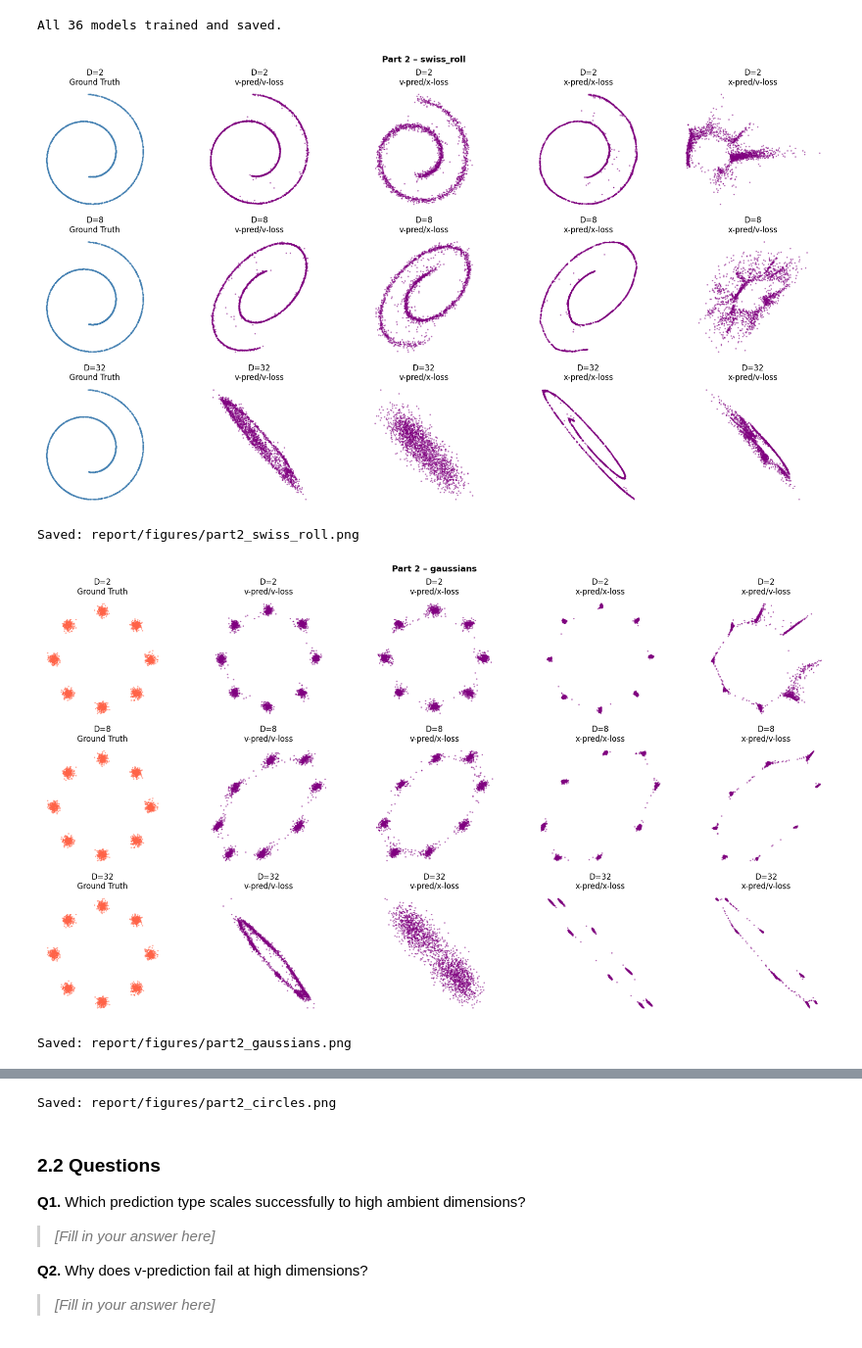
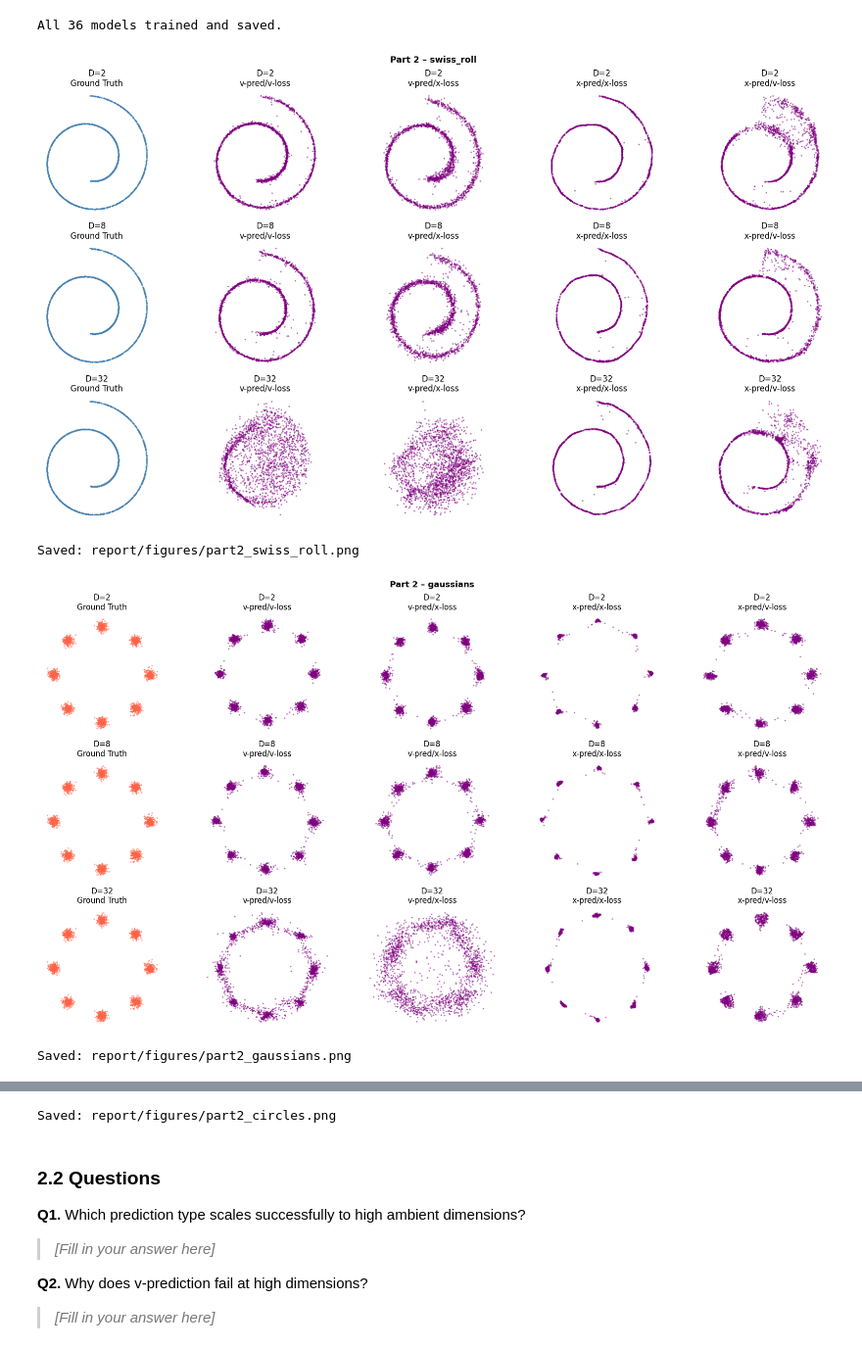
Before and after one commit to hadissuryaalamin/COMP4680-8650-Flowmatching, a Jupyter notebook: assignment.ipynb, the cells around one changed output, grey strips where cells are left out. Shown at 98% size. Cells and saved outputs as stored; diff of their text form; code cells hidden in the pictures.

```diff
--- a/assignment.ipynb
+++ b/assignment.ipynb
@@ -156,8 +156,8 @@ FlowMLP defined.
 #### Training Loop
 # %%
 def train_flow_matching(
-    dataset_name, dim=2, n_steps=25000, batch_size=1024, lr=1e-4,
-    pred_type='v', loss_type='v', eps_clip=1e-2, device=DEVICE,
+    dataset_name, dim=2, n_steps=25000, batch_size=1024, lr=1e-3,
+    pred_type='v', loss_type='v', eps_clip=1.5e-3, device=DEVICE,
     hidden=256,
 ):
     loader = get_dataloader(name=dataset_name, dim=dim, batch_size=batch_size)
@@ -272,14 +272,14 @@ From the linear interpolant $z_t = (1-t)x + t\\epsilon$, the velocity field is $
 # Quick Sanity Check:
 
 _dataset = 'swiss_roll' # Options: 'swiss_roll', 'gaussians', 'circles'
-_dim = 32 # Options: 2, 8, 32
-_pred_type = 'x'
-_loss_type = 'v'
+_dim = 2 # Options: 2, 8, 32
+_pred_type = 'v'
+_loss_type = 'x'
 
 _n_steps = 25000
 _batch_size = 1024
-_lr = 1e-4
-_eps_clip = 1e-2
+_lr = 1e-3
+_eps_clip = 1.5e-3
 _hidden = 256
 
 # Train
@@ -338,34 +338,35 @@ All 36 models trained and saved.
 # %%
 for name in DATASETS:
     fig, axes = plt.subplots(len(DIMS), len(COMBOS) + 1, figsize=(18, 10))
     fig.suptitle(f'Part 2 – {name}', fontsize=13, fontweight='bold')
 
     for row, dim in enumerate(DIMS):
         ds = ToyDiffusionDataset(name=name, dim=dim)
         gt_2d = ds.to_2d(ds.data.numpy())
 
         axes[row, 0].scatter(gt_2d[:2000, 0], gt_2d[:2000, 1], s=2, alpha=0.4, color=COLORS[name])
         axes[row, 0].set_title(f'D={dim}\nGround Truth')
         axes[row, 0].set_aspect('equal'); axes[row, 0].axis('off')
 
         for col, (pred_type, loss_type) in enumerate(COMBOS):
             save_path = f'models/{name}_D{dim}_{pred_type}pred_{loss_type}loss.pt'
             model = FlowMLP(data_dim=dim).to(DEVICE)
             model.load_state_dict(torch.load(save_path, map_location=DEVICE))
             model.eval()
 
             samples = euler_sample(model, n_samples=2000, dim=dim, pred_type=pred_type)
+            samples_2d = ds.to_2d(samples)
 
-            axes[row, col+1].scatter(samples[:, 0], samples[:, 1], s=2, alpha=0.4, color='purple')
+            axes[row, col+1].scatter(samples_2d[:, 0], samples_2d[:, 1], s=2, alpha=0.4, color='purple')
             axes[row, col+1].set_title(f'D={dim}\n{pred_type}-pred/{loss_type}-loss')
             axes[row, col+1].set_aspect('equal'); axes[row, col+1].axis('off')
 
     plt.tight_layout()
     plt.savefig(f'report/figures/part2_{name}.png', dpi=150, bbox_inches='tight')
     plt.show()
     print(f'Saved: report/figures/part2_{name}.png')
 # %% [output]
-[figure, old version]
+[figure, new version]
 Saved: report/figures/part2_swiss_roll.png
-[figure, old version]
+[figure, new version]
 Saved: report/figures/part2_gaussians.png
```
Also changed, not shown: parts of 15 cells of this notebook.
